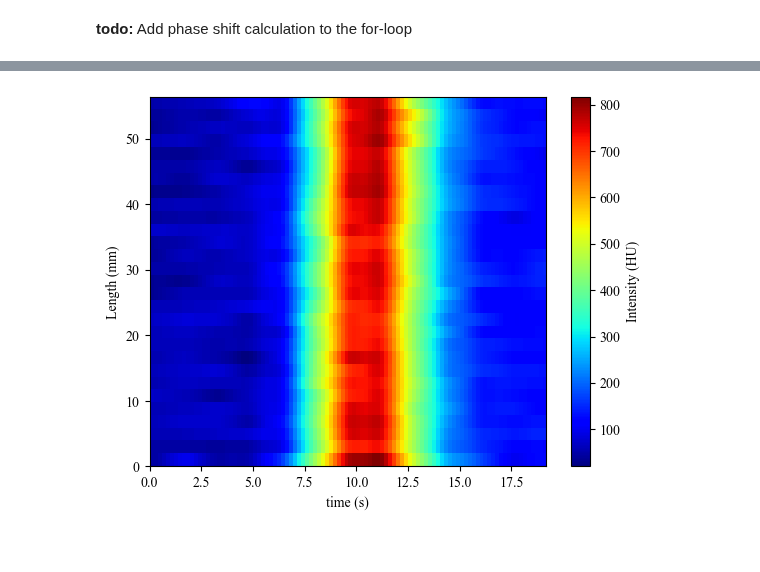
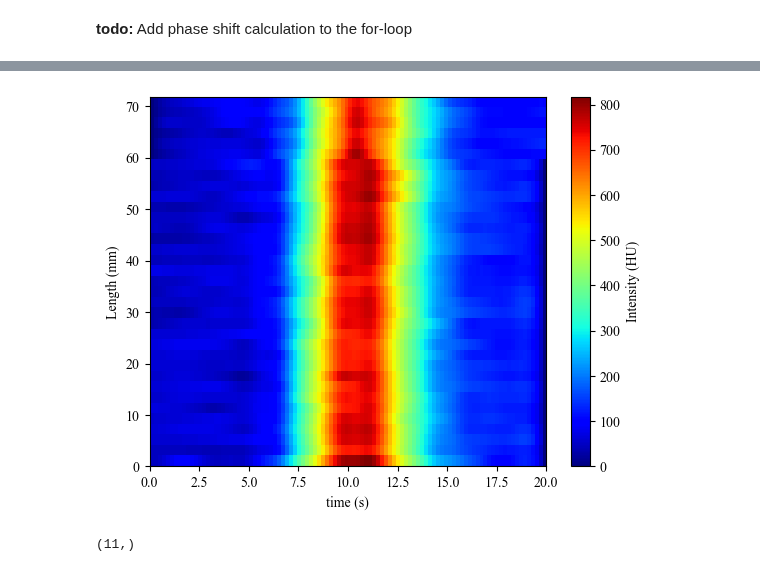
Before and after one commit to aseresti/ContrastDispersion, a Jupyter notebook: scripts/TestAutoPipeline.ipynb, the cells around one changed output, grey strips where cells are left out. Cells and saved outputs as stored; diff of their text form; code cells hidden in the pictures.

Commit message:
Extract the decay part of TAC

```diff
--- a/scripts/TestAutoPipeline.ipynb
+++ b/scripts/TestAutoPipeline.ipynb
@@ -769,3 +763,26 @@ for key, arr in UpperMeanArrays.items():
+# %%
+UpperMeanArrays2 = {}
+array = UpperMeanArrays[0]
+count = [i * beat_duration for i in range(len(array)+1)]
+time = np.linspace(min(count), max(count), 100)
+for key, arr in UpperMeanArrays.items():
+    arr_zero_pad = np.zeros((arr.shape[0] + 1,))
+    if leading:
+        arr_zero_pad[1:] = arr
+    else:
+        arr_zero_pad[:-1] = arr
+    cs = CubicSpline(count, arr_zero_pad)
+    UpperMeanArrays2[key] = cs(time)
+
+LowerMeanArrays2 = {}
+for key, arr in LowerMeanArrays.items():
+    arr_zero_pad = np.zeros((arr.shape[0] + 1,))
+    if leading:
+        arr_zero_pad[:-1] = arr
+    else:
+        arr_zero_pad[1:] = arr
+    cs = CubicSpline(count, arr_zero_pad)
+    LowerMeanArrays2[key] = cs(time)
 # %%
 fig = plt.figure(facecolor="black")
 ax = fig.add_subplot(111, projection='3d', facecolor = "black")
@@ -773,11 +790,18 @@ plt.set_cmap('jet_r')
 L = np.array(list(UpperMeanArrays.keys()))
 step = len(L) // 7
 x = L[::step][:7]
-print(x)
 for j, l in enumerate(x):
     arr = UpperMeanArrays2[l]
     x_ = l*np.ones(len(arr))
-    ax.plot(time, x_, arr, color = cm.jet(j*50))
+    ax.plot(time, x_, arr, color = cm.jet(j*30))
+
+L2 = np.array(list(LowerMeanArrays.keys()))
+step = len(L2) // 3
+x = L2[::step][:3]
+for j, l in enumerate(x):
+    arr = LowerMeanArrays2[l]
+    x_ = l*np.ones(len(arr))
+    ax.plot(time, x_, arr, color = cm.jet((j+7)*30))
 
 ax.set_xlabel("time (s)")
 ax.set_ylabel("Length (mm)")
@@ -792,4 +814,7 @@ ax.zaxis.label.set_color("white")
 # %%
-C = np.stack([arr for _, arr in UpperMeanArrays2.items()])
-C
+C1 = np.stack([arr for _, arr in UpperMeanArrays2.items()])
+C2 = np.stack([arr for _, arr in LowerMeanArrays2.items()])
+print(C1.shape)
+print(C2.shape)
+C = np.vstack([C1, C2])
 # %% [output]
@@ -809,9 +823,29 @@ array([[ 45.375     ,  47.45288017,  53.02743631, ..., 123.31034034,
 # %%
 plt.figure()
-plt.imshow(np.flipud(C), aspect="auto", extent=[time.min(), time.max(), L.min(), L.max()], cmap='jet')
+plt.imshow(np.flipud(C), aspect="auto", extent=[time.min(), time.max(), L.min(), L2.max()], cmap='jet')
 plt.xlabel("time (s)")
 plt.ylabel("Length (mm)")
 plt.colorbar(label="Intensity (HU)")
 plt.show()
 # %% [output]
-[figure, old version]
+[figure, new version]
+# %%
+decay_idx = 14 #14 was selected manually and is the time were the decay starts
+UpperMeanArrays2 = {}
+array = UpperMeanArrays[0][decay_idx:]
+print(array.shape)
+count = [i * beat_duration for i in range(len(array))]
+time = np.linspace(min(count), max(count), 100)
+for key, arr in UpperMeanArrays.items():
+    arr_ = arr[decay_idx:]
+    cs = CubicSpline(count, arr_)
+    UpperMeanArrays2[key] = cs(time)
+
+LowerMeanArrays2 = {}
+for key, arr in LowerMeanArrays.items():
+    arr_zero_pad = np.zeros((arr.shape[0] + 1,))
+    arr_ = arr[decay_idx-1:-1]
+    cs = CubicSpline(count, arr_)
+    LowerMeanArrays2[key] = cs(time)
+# %% [output]
+(11,)
```
Also changed, not shown: parts of 4 cells of this notebook.
